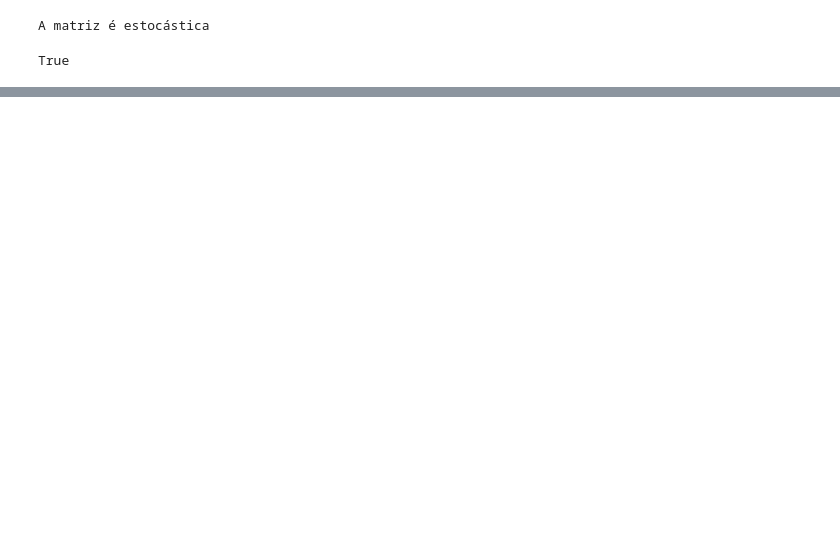
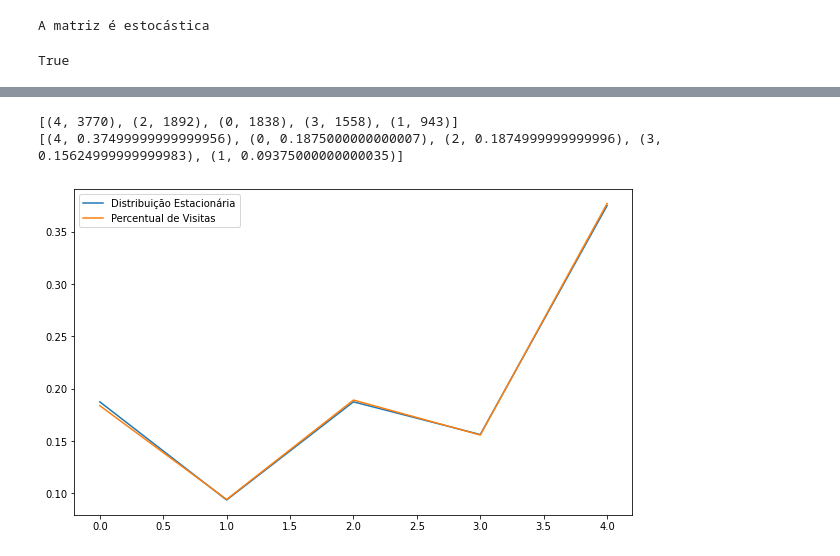
Before and after one commit to mcarvalhor/ProjEstocasticos, a Jupyter notebook: Questao 4.ipynb, the cells around one changed output, grey strips where cells are left out. Cells and saved outputs as stored; diff of their text form; code cells hidden in the pictures; blank space fills up the shorter version.

```diff
--- a/Questao 4.ipynb
+++ b/Questao 4.ipynb
@@ -33,0 +42,3 @@ A = nx.to_numpy_matrix(graph)
+# %%
+A = nx.adjacency_matrix(graph, weight='weight', nodelist=sorted(graph.nodes()))
+A.todense()
@@ -65,0 +161,50 @@ True
+# %%
+# random_node is the start node selected randomly
+random_node = randint(0, n)
+
+visit = {} #initialise the value for all nodes as 0
+for i in range(n):
+    visit[i] = 0
+
+# inicializa o primeiro elemento que será visitado
+visit[random_node] = visit[random_node]+1
+
+steps = 10000
+
+for i in range(steps):
+
+    # encontra todas os possíveis vizinhos do vertice
+    list_for_nodes = list(graph.neighbors(random_node))
+
+    # escolhe o próximo passo randomicamente dentre os possiveis vizinhos
+    prob_dict = generate_dict(list_for_nodes,random_node)
+    random_node = generate_random_from_dist(prob_dict)
+    visit[random_node] = visit[random_node] + 1
+# %%
+print(sorted(visit.items(), key=operator.itemgetter(1),reverse=True))
+print(sorted(stationary_dict.items(), key=operator.itemgetter(1),reverse=True))
+# %% [output]
+[(4, 3770), (2, 1892), (0, 1838), (3, 1558), (1, 943)]
+[(4, 0.37499999999999956), (0, 0.1875000000000007), (2, 0.1874999999999996), (3, 0.15624999999999983), (1, 0.09375000000000035)]
+# %%
+percentual_visit = {}
+
+for key in visit:
+   percentual_visit[key] = visit[key]/steps
+# %%
+plt.figure(figsize=(10,6))
+
+D = stationary_dict
+lists = sorted(D.items())
+x, y = zip(*lists)
+plt.plot(x, y,label = 'Distribuição Estacionária')
+
+D = percentual_visit
+lists = sorted(D.items())
+x, y = zip(*lists)
+plt.plot(x, y,label = 'Percentual de Visitas')
+
+plt.legend()
+plt.show()
+# %% [output]
+[figure, added]
```
Also changed, not shown: parts of 18 cells of this notebook, 3 other files.
